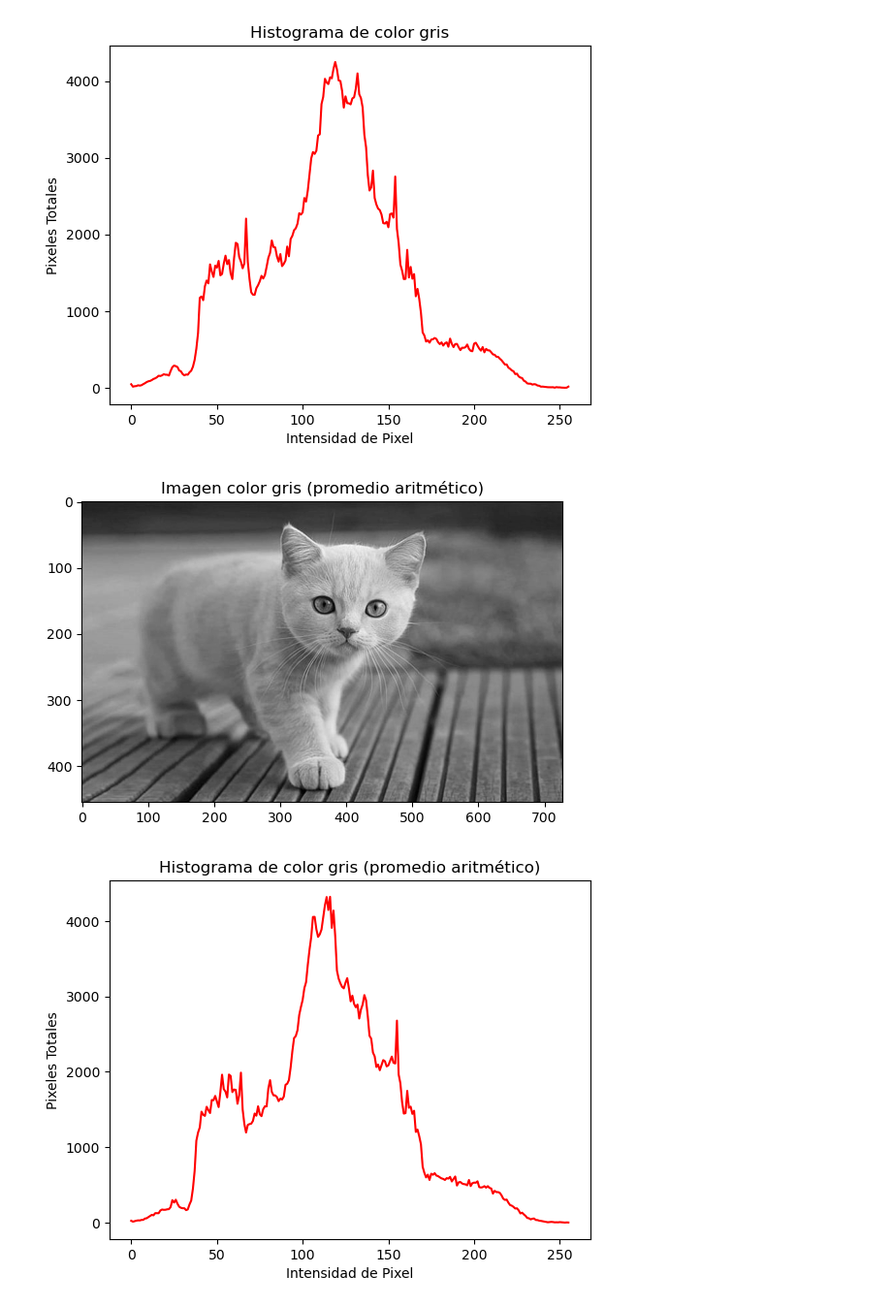
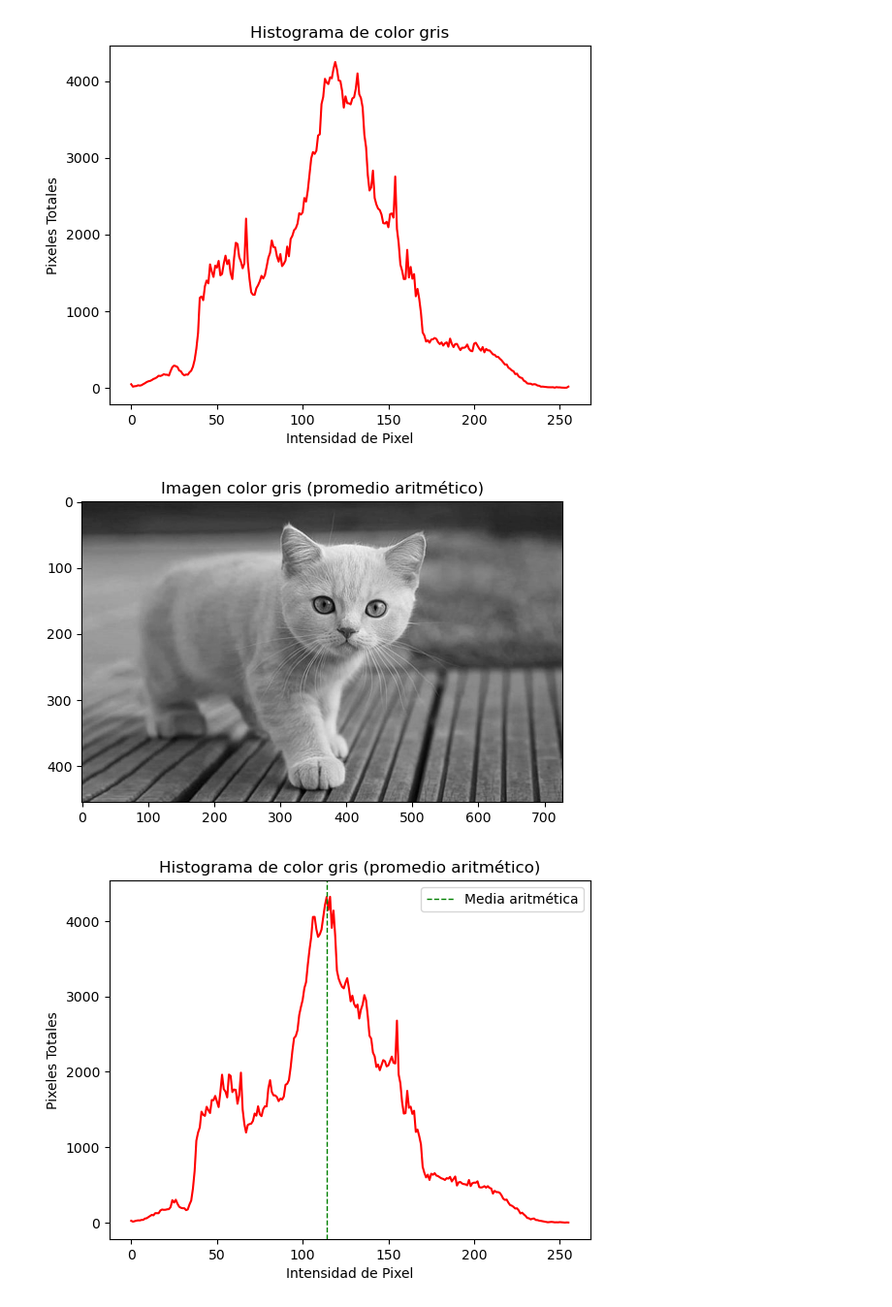
Before and after one commit to luispocon/Image_Recognition, a Jupyter notebook: Laboratorio1.ipynb, the cells around one changed output. Shown at 97% size. Saved outputs shown, nothing was run; the diff lists cells and outputs as text; code cells hidden in the pictures.

Commit message:
Actualización del promedio aritmetico
Actualización de la gráfica del promedio aritmético, se le añade la linea del promedio

```diff
--- a/Laboratorio1.ipynb
+++ b/Laboratorio1.ipynb
@@ -230,18 +266,36 @@ plot_grayscale_histogram(image_filename)
 # %% [output]
 [figure]
 [figure]
-# %%
-img_aritmetico = cv2.imread("gris_aritmetico.jpg", cv2.IMREAD_GRAYSCALE)
-plt.imshow(img_aritmetico, cmap="gray")
-plt.title("Imagen color gris (promedio aritmético)")
-plt.show()
-
-hist1 = cv2.calcHist([img_aritmetico], [0], None, [256], [0, 256])
-plt.plot(hist1, color="#FF0000")  # Cambiar a color rojo
-plt.xlabel("Intensidad de Pixel")
-plt.ylabel("Pixeles Totales")
-plt.title("Histograma de color gris (promedio aritmético)")
-plt.show()
-# %% [output]
-[figure, removed]
-[figure, removed]
+# %%
+def mostrar_histograma_con_media_aritmetica(image_path):
+    # Leer la imagen en escala de grises
+    img_aritmetico = cv2.imread(image_path, cv2.IMREAD_GRAYSCALE)
+
+    # Calcular la media aritmética
+    media_aritmetica = np.mean(img_aritmetico)
+
+    # Mostrar la imagen en escala de grises
+    plt.imshow(img_aritmetico, cmap="gray")
+    plt.title("Imagen color gris (promedio aritmético)")
+    plt.show()
+
+    # Calcular el histograma
+    hist1 = cv2.calcHist([img_aritmetico], [0], None, [256], [0, 256])
+
+    # Graficar el histograma
+    plt.plot(hist1, color="#FF0000")  # Cambiar a color rojo
+    plt.xlabel("Intensidad de Pixel")
+    plt.ylabel("Pixeles Totales")
+    plt.title("Histograma de color gris (promedio aritmético)")
+
+    # Agregar línea vertical para la media aritmética
+    plt.axvline(x=media_aritmetica, color='green', linestyle='dashed', linewidth=1, label='Media aritmética')
+
+    plt.legend()  # Mostrar la leyenda
+    plt.show()
+
+# Uso de la función con tu imagen "gris_aritmetico.jpg"
+mostrar_histograma_con_media_aritmetica("gris_aritmetico.jpg")
+# %% [output]
+[figure, added]
+[figure, added]
```
Also changed, not shown: parts of 2 cells of this notebook.
